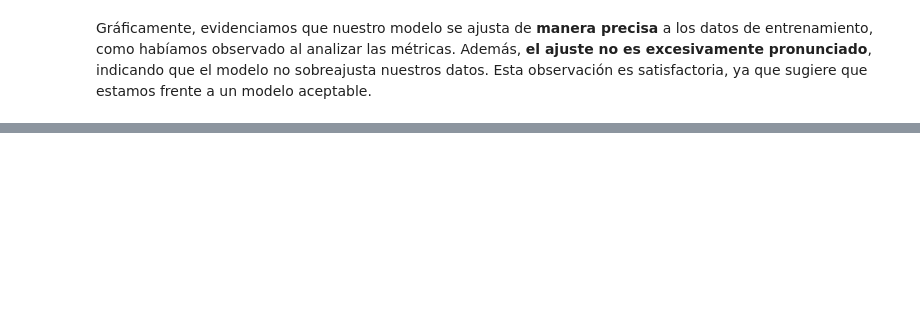
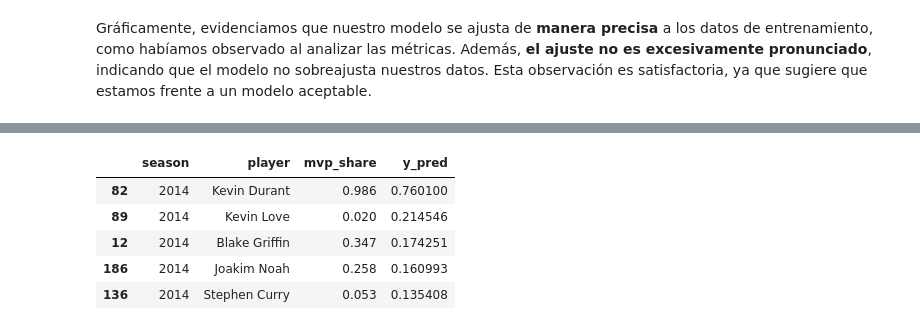
Before and after one commit to Gerardo1909/proyecto_nba_mvp, a Jupyter notebook: notebooks/3_modelado.ipynb, the cells around one changed output, grey strips where cells are left out. Drawn from its saved outputs; the diff is of its cells as text; code cells hidden in the pictures; blank space fills up the shorter version.

```diff
--- a/notebooks/3_modelado.ipynb
+++ b/notebooks/3_modelado.ipynb
@@ -184,3 +141,10 @@ mostrar_podio_MVP(temporada = 2011, y_pred = y_train_pred, df_base = df_data_jug
 # %%
-mostrar_podio_MVP(temporada = 2014, y_pred = y_train_pred, df_base = df_data_jugadores_train, cant_jugadores= 5)
+mostrar_podio_MVP(df_base= df_data_jugadores_train, columna_temporadas= 'season', columna_nombre= 'player', columna_votos= 'mvp_share', temporada= 2014, y_pred= y_train_pred, cant_jugadores= 5)
+# %% [output]
+|  | season | player | mvp_share | y_pred |
+| 82 | 2014 | Kevin Durant | 0.986 | 0.760100 |
+| 89 | 2014 | Kevin Love | 0.020 | 0.214546 |
+| 12 | 2014 | Blake Griffin | 0.347 | 0.174251 |
+| 186 | 2014 | Joakim Noah | 0.258 | 0.160993 |
+| 136 | 2014 | Stephen Curry | 0.053 | 0.135408 |
 # %%
```
Also changed, not shown: parts of 44 cells of this notebook, 7 other files.
